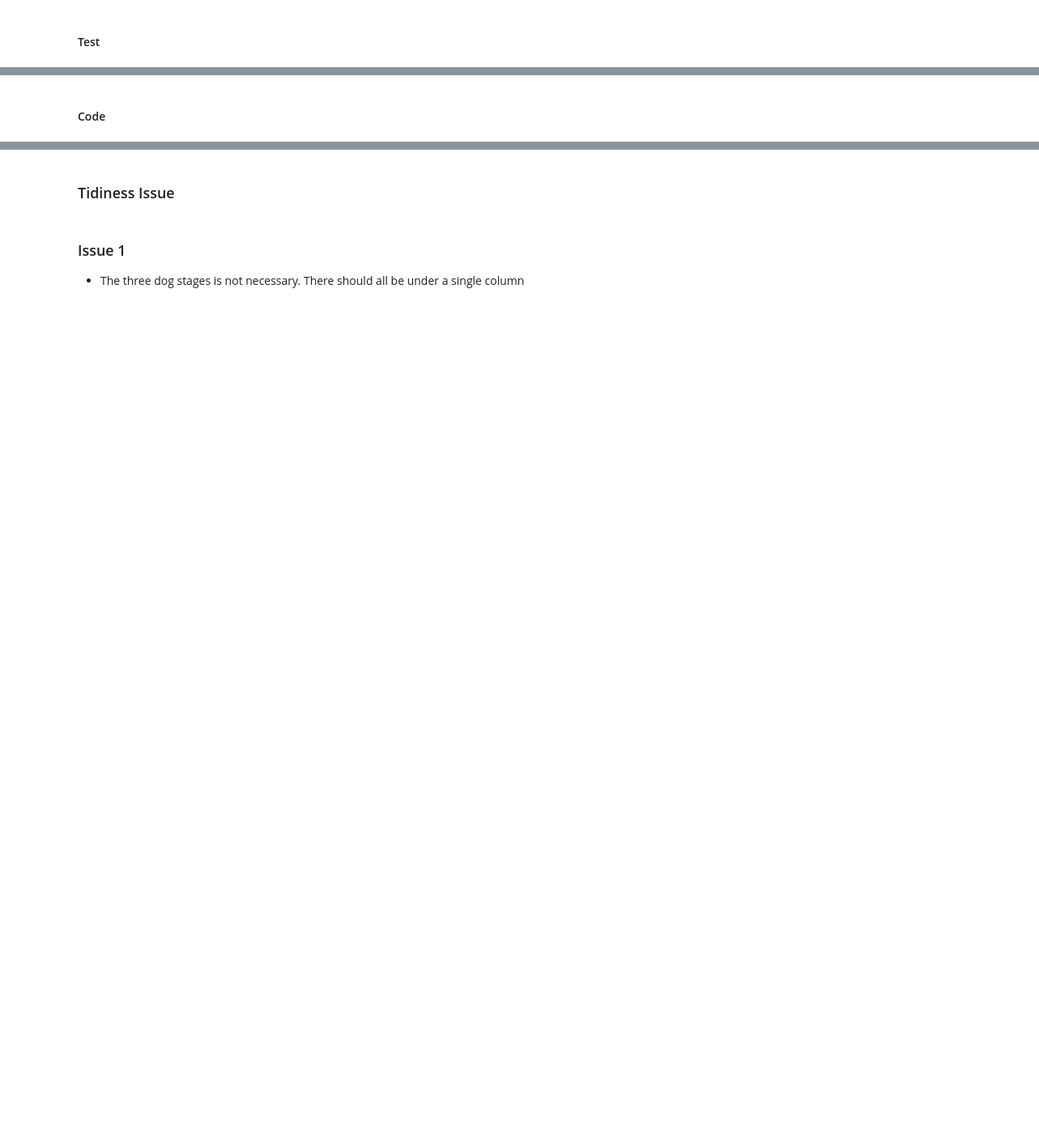
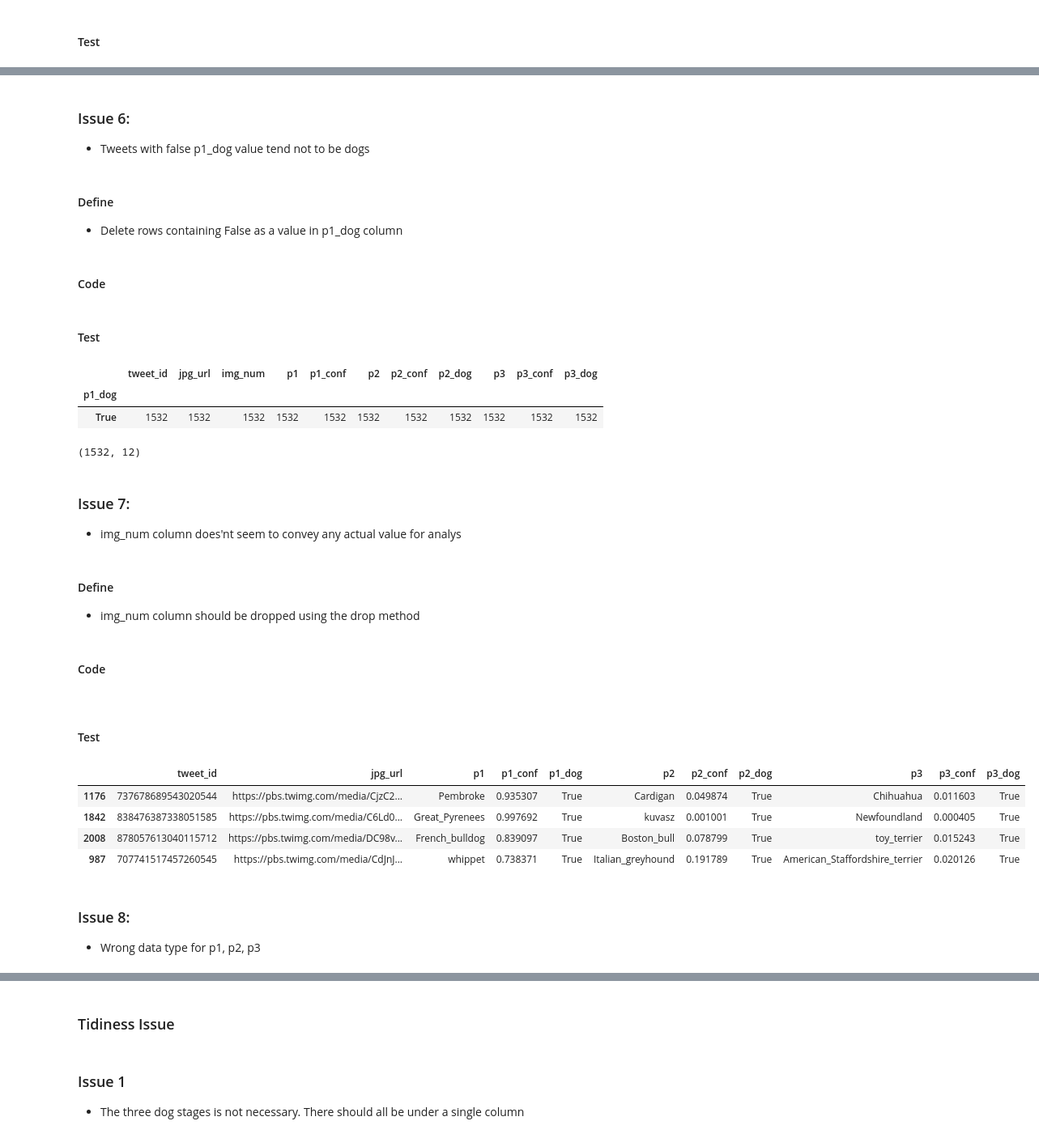
Before and after one commit to okabamac/data_wrangling_p2, a Jupyter notebook: wrangle_act.ipynb, the cells around one changed output, grey strips where cells are left out. Shown: that part at 81% size. Saved outputs shown, nothing was run; the diff lists cells and outputs as text; code cells hidden in the pictures; blank space fills up the shorter version.

```diff
--- a/wrangle_act.ipynb
+++ b/wrangle_act.ipynb
@@ -699,2 +724,49 @@ memory usage: 92.0+ KB
+# %% [markdown]
+### Issue 6:
+- Tweets with false p1_dog value tend not to be dogs
+# %% [markdown]
+#### Define
+- Delete rows containing False as a value in p1_dog column
 # %% [markdown]
 #### Code
+# %%
+# Delete rows containing False in the p1_dog column in the image_pred_copy dataframe
+image_pred_copy = image_pred_copy[image_pred_copy['p1_dog'] == True]
+# %% [markdown]
+#### Test
+# %%
+image_pred_copy.groupby('p1_dog').count()
+# %% [output]
+|  | tweet_id | jpg_url | img_num | p1 | p1_conf | p2 | p2_conf | p2_dog | p3 | p3_conf | p3_dog |
+| p1_dog |  |  |  |  |  |  |  |  |  |  |  |
+| True | 1532 | 1532 | 1532 | 1532 | 1532 | 1532 | 1532 | 1532 | 1532 | 1532 | 1532 |
+# %%
+image_pred_copy.shape
+# %% [output]
+(1532, 12)
+# %% [markdown]
+### Issue 7:
+- img_num column does'nt seem to convey any actual value for analys
+# %% [markdown]
+#### Define
+- img_num column should be dropped using the drop method
+# %% [markdown]
+#### Code
+# %%
+# Drop image_num column from image_pred
+image_pred_copy = image_pred_copy.drop(['img_num'], axis=1)
+# %% [markdown]
+<?@>
+# %% [markdown]
+#### Test
+# %%
+image_pred_copy.sample(4)
+# %% [output]
+|  | tweet_id | jpg_url | p1 | p1_conf | p1_dog | p2 | p2_conf | p2_dog | p3 | p3_conf | p3_dog |
+| 1176 | 737678689543020544 | https://pbs.twimg.com/media/CjzC2... | Pembroke | 0.935307 | True | Cardigan | 0.049874 | True | Chihuahua | 0.011603 | True |
+| 1842 | 838476387338051585 | https://pbs.twimg.com/media/C6Ld0... | Great_Pyrenees | 0.997692 | True | kuvasz | 0.001001 | True | Newfoundland | 0.000405 | True |
+| 2008 | 878057613040115712 | https://pbs.twimg.com/media/DC98v... | French_bulldog | 0.839097 | True | Boston_bull | 0.078799 | True | toy_terrier | 0.015243 | True |
+| 987 | 707741517457260545 | https://pbs.twimg.com/media/CdJnJ... | whippet | 0.738371 | True | Italian_greyhound | 0.191789 | True | American_Staffordshire_terrier | 0.020126 | True |
+# %% [markdown]
+### Issue 8:
+- Wrong data type for p1, p2, p3
```
Also changed, not shown: parts of 62 cells of this notebook, 1 other file.
